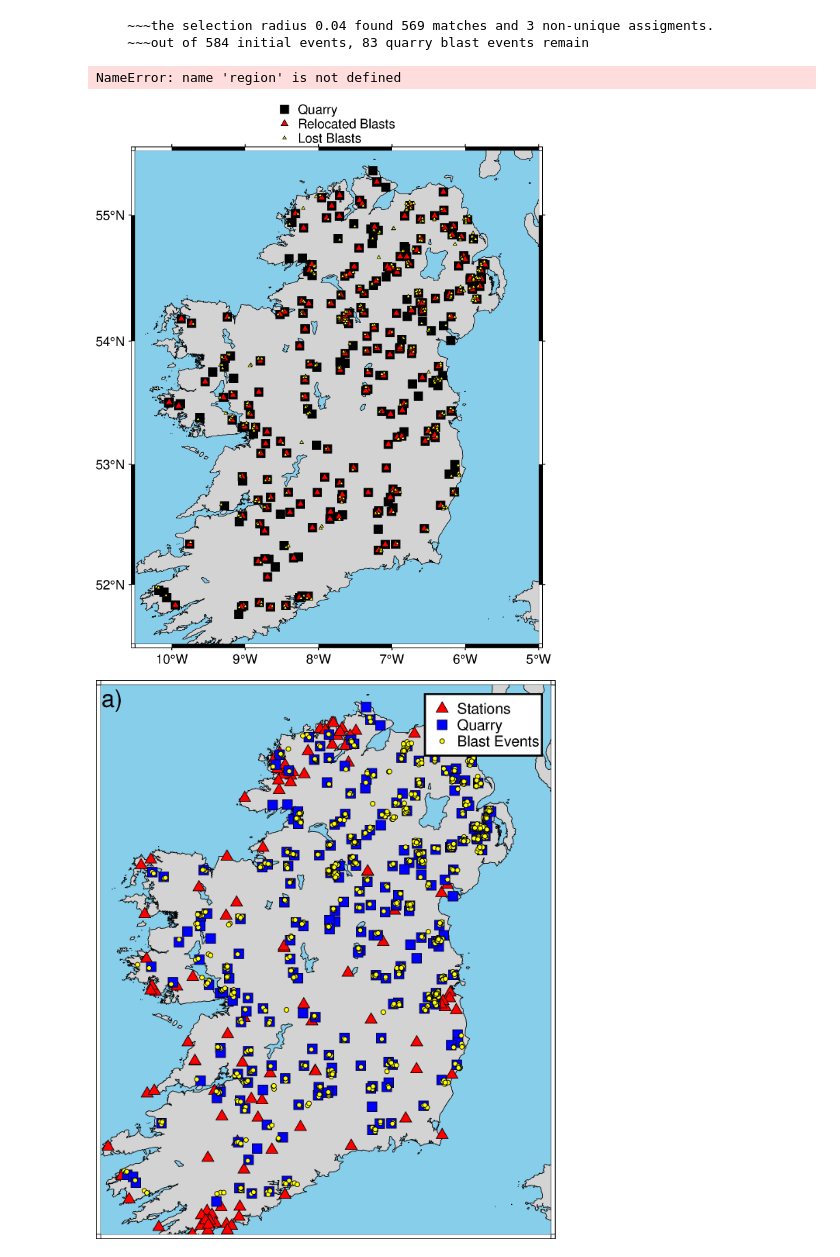
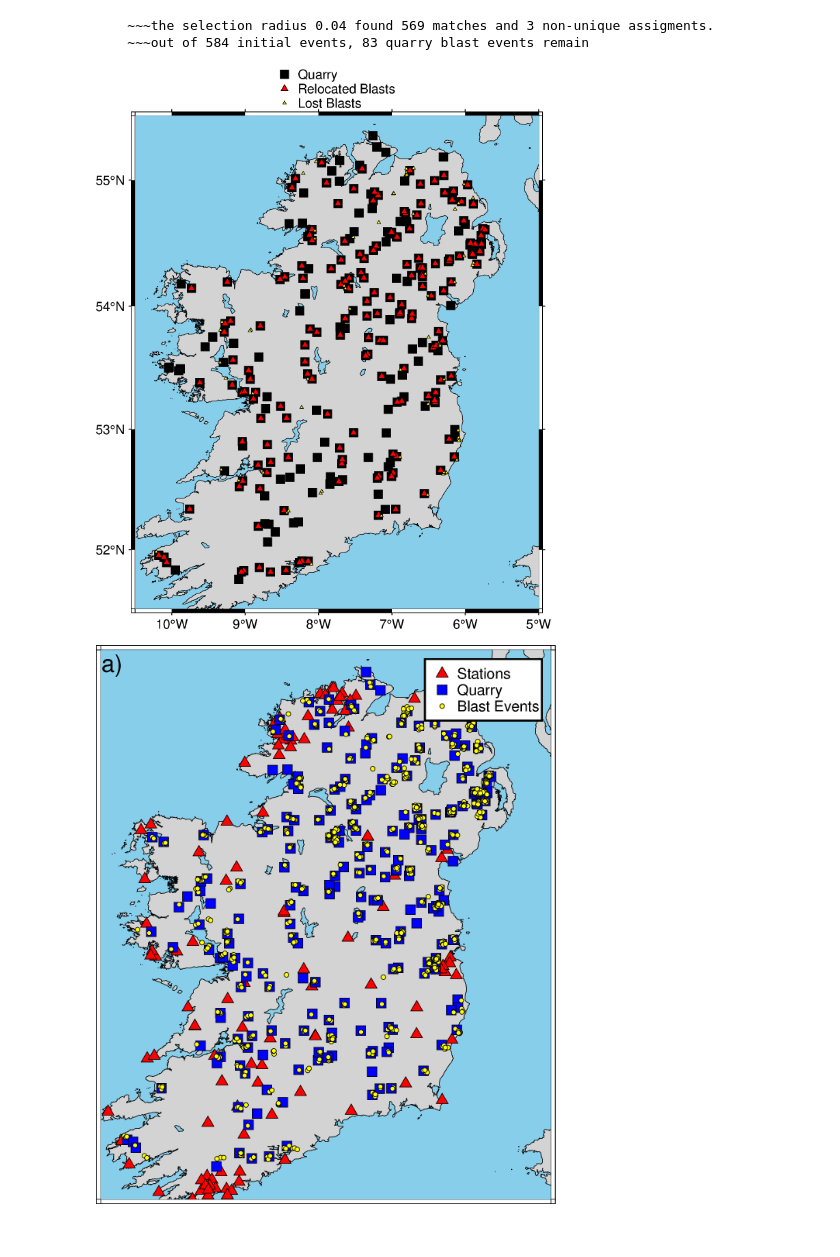
Before and after one commit to bru-melo/SeisBlast, a Jupyter notebook: relocate-blast.ipynb, the cells around one changed output. Cells and saved outputs as stored; diff of their text form; code cells hidden in the pictures.

```diff
--- a/relocate-blast.ipynb
+++ b/relocate-blast.ipynb
@@ -151,66 +150,33 @@ relocated_blasts7,remain_blasts7 = quarry_select(quarries,remain_blasts5,"0.04")
-# %%
-#Do it again for remaining events with bigger radius
-
-relocated_blasts3 = pd.DataFrame()
-result = pd.DataFrame()
-
-for index,row in quarries.iterrows():
-    quarry_lat = quarries.loc[index,"lat"]
-    quarry_lon = quarries.loc[index,"lon"]
-    #quarry_name = quarries.loc[index,"name"]
-    quarry_loc = str(quarry_lon)+"/"+str(quarry_lat)
-
-    result = pygmt.select(data="Eire_quarryblasts3.gmt",
-                          output_type="pandas",
-                          dist2pt=quarry_loc+'+d0.007',
-                          region=region)
-
-    if not result.empty:
-        result['new-lon'] = quarry_lon
-        result['new-lat'] = quarry_lat
-        #result['quarry'] = quarry_name
-        relocated_blasts3 = pd.concat([relocated_blasts3, result], ignore_index=True)
-
-#join lists of the blasts
-relocated_blasts3.columns = ["lon_ev", "lat_ev", "id-ev", "lon-quarry", "lat-quarry"] #, "name-quary"
-#relocated_blasts_all = pd.concat([relocated_blasts1,relocated_blasts2], ignore_index=True)
-#relocated_blasts_all
-#check if all events are assigned to a unique quarry
-value_counts = relocated_blasts3['id-ev'].value_counts()
-# Filter values that appear more than once
-repeated_values = value_counts[value_counts > 1]
-print(repeated_values)
-# %% [output]
-NameError: name 'region' is not defined
 # %%
 #blasts_updated = pd.merge(, result, on=["lon", "lat"], how="left")
 # Plot adjusted points
 fig = pygmt.Figure()
 fig.basemap(region=region, projection="M10c", frame="a1")
 fig.coast(shorelines=True, water="skyblue", land="lightgray")
 fig.plot(
-    'Eire_quarries.gmt',
+    x=quarries["lon"],
+    y=quarries["lat"],
     style="s0.3c",  # Circle with 0.3 cm size
     fill="black",
     pen="black",
     label="Quarry"
 )
-fig.plot(x=relocated_blasts["lon-quarry"],
-         y=relocated_blasts["lat-quarry"],
+fig.plot(x=relocated_blasts7["lon-quarry"],
+         y=relocated_blasts7["lat-quarry"],
          style="t0.2c",
          fill="red",
          pen="black",
          label="Relocated Blasts")
 fig.plot(
-    x=unique_blasts['LON(deg)'],
-    y=unique_blasts['LAT(deg)'],
+    x=remain_blasts7['LON(deg)'],
+    y=remain_blasts7['LAT(deg)'],
     style="t0.1c",  # Circle with 0.3 cm size
     fill="yellow",
     pen="black",
     label="Lost Blasts"
 )
 fig.legend(position="JTC")
 fig.show()
 # %% [output]
-[figure, old version]
+[figure, new version]
 # %%
```
Also changed, not shown: parts of 10 cells of this notebook, 3 other files.
